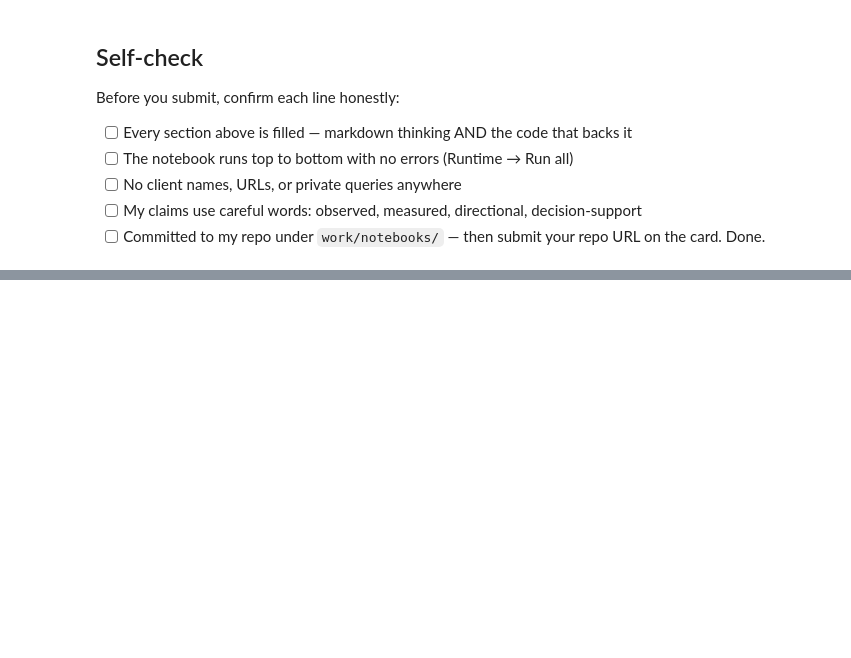
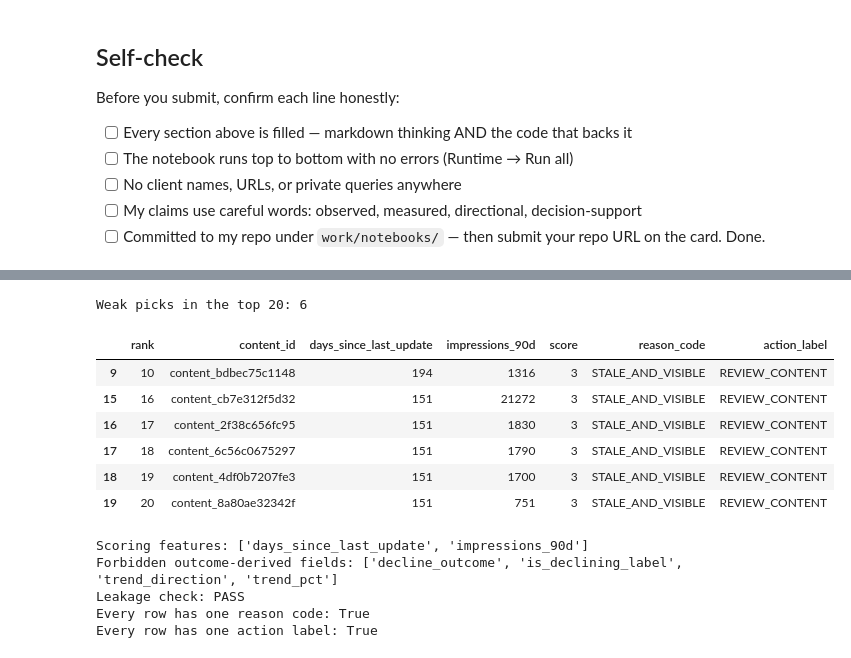
Before and after one commit to saibalaji2004/Flyrank-intern-repo, a Jupyter notebook: work/notebooks/w04_baseline_score.ipynb, the cells around one changed output, grey strips where cells are left out. Drawn from its saved outputs; the diff is of its cells as text; code cells hidden in the pictures; blank space fills up the shorter version.

```diff
--- a/work/notebooks/w04_baseline_score.ipynb
+++ b/work/notebooks/w04_baseline_score.ipynb
@@ -46,0 +589,66 @@ Before you submit, confirm each line honestly:
+# %%
+
+# Identify top-20 pages that did not have a declining outcome.
+# This is evaluation analysis only, not part of the scoring rule.
+
+top20_eval = evaluation.head(20).copy()
+
+weak_picks = top20_eval.loc[
+    ~top20_eval["decline_outcome"],
+    [
+        "rank",
+        "content_id",
+        "days_since_last_update",
+        "impressions_90d",
+        "score",
+        "reason_code",
+        "action_label",
+    ],
+]
+
+print("Weak picks in the top 20:", len(weak_picks))
+display(weak_picks)
+
+# Leakage checks: these fields must not be scoring inputs.
+scoring_features = {
+    "days_since_last_update",
+    "impressions_90d",
+}
+
+forbidden_features = {
+    "trend_direction",
+    "trend_pct",
+    "decline_outcome",
+    "is_declining_label",
+}
+
+print("\nScoring features:", sorted(scoring_features))
+print("Forbidden outcome-derived fields:", sorted(forbidden_features))
+print(
+    "Leakage check:",
+    "PASS" if scoring_features.isdisjoint(forbidden_features) else "FAIL"
+)
+
+# Check that each page has exactly one non-empty reason code and action.
+print(
+    "Every row has one reason code:",
+    ranked["reason_code"].notna().all()
+)
+print(
+    "Every row has one action label:",
+    ranked["action_label"].notna().all()
+)
+# %% [output]
+Weak picks in the top 20: 6
+|  | rank | content_id | days_since_last_update | impressions_90d | score | reason_code | action_label |
+| 9 | 10 | content_bdbec75c1148 | 194 | 1316 | 3 | STALE_AND_VISIBLE | REVIEW_CONTENT |
+| 15 | 16 | content_cb7e312f5d32 | 151 | 21272 | 3 | STALE_AND_VISIBLE | REVIEW_CONTENT |
+| 16 | 17 | content_2f38c656fc95 | 151 | 1830 | 3 | STALE_AND_VISIBLE | REVIEW_CONTENT |
+| 17 | 18 | content_6c56c0675297 | 151 | 1790 | 3 | STALE_AND_VISIBLE | REVIEW_CONTENT |
+| 18 | 19 | content_4df0b7207fe3 | 151 | 1700 | 3 | STALE_AND_VISIBLE | REVIEW_CONTENT |
+| 19 | 20 | content_8a80ae32342f | 151 | 751 | 3 | STALE_AND_VISIBLE | REVIEW_CONTENT |
+Scoring features: ['days_since_last_update', 'impressions_90d']
+Forbidden outcome-derived fields: ['decline_outcome', 'is_declining_label', 'trend_direction', 'trend_pct']
+Leakage check: PASS
+Every row has one reason code: True
+Every row has one action label: True
```
Also changed, not shown: parts of 10 cells of this notebook.
